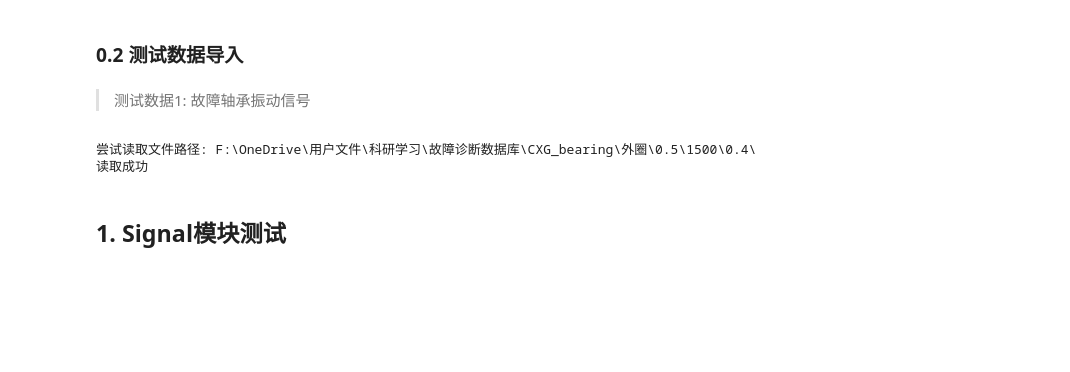
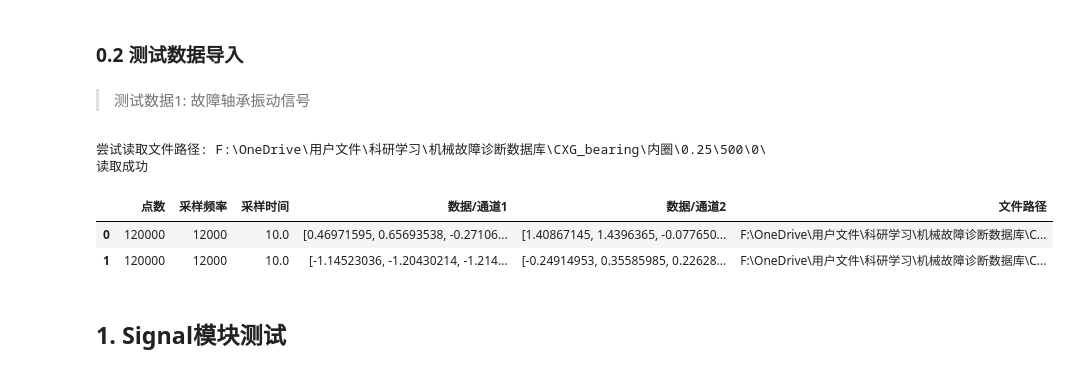
Before and after one commit to xcw1129/PySP, a Jupyter notebook: test.ipynb, the cells around one changed output. Drawn from its saved outputs; the diff is of its cells as text; code cells hidden in the pictures; blank space fills up the shorter version.

```diff
--- a/test.ipynb
+++ b/test.ipynb
@@ -16,14 +140,9 @@ import os
 # %%
-from CXG_bearing import CXG_readData
-
-res = CXG_readData(
-    type="外圈",
-    level="0.5",
-    fr="1500",
-    load="0.4",
-    FileLoc=r"F:\OneDrive\用户文件\科研学习\故障诊断数据库\CXG_bearing",
-)
-Data = res["数据/通道1"][0]
+DataSet=readData(type="内圈", level="0.25", fr="500", load="0", FileLoc=r"F:\OneDrive\用户文件\科研学习\机械故障诊断数据库\CXG_bearing")
+DataSet
 # %% [output]
-尝试读取文件路径: F:\OneDrive\用户文件\科研学习\故障诊断数据库\CXG_bearing\外圈\0.5\1500\0.4\
+尝试读取文件路径: F:\OneDrive\用户文件\科研学习\机械故障诊断数据库\CXG_bearing\内圈\0.25\500\0\
 读取成功
+|  | 点数 | 采样频率 | 采样时间 | 数据/通道1 | 数据/通道2 | 文件路径 |
+| 0 | 120000 | 12000 | 10.0 | [0.46971595, 0.65693538, -0.27106... | [1.40867145, 1.4396365, -0.077650... | F:\OneDrive\用户文件\科研学习\机械故障诊断数据库\C... |
+| 1 | 120000 | 12000 | 10.0 | [-1.14523036, -1.20430214, -1.214... | [-0.24914953, 0.35585985, 0.22628... | F:\OneDrive\用户文件\科研学习\机械故障诊断数据库\C... |
```
Also changed, not shown: parts of 5 cells of this notebook, 5 other files.
